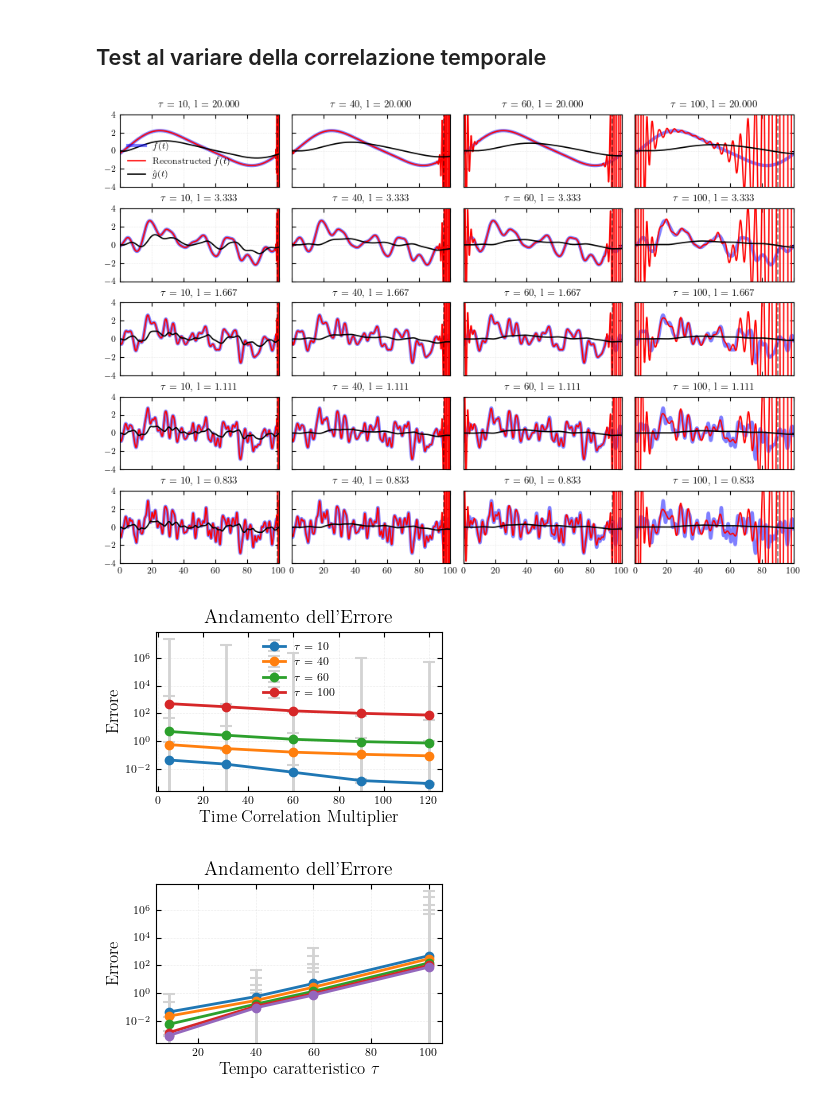
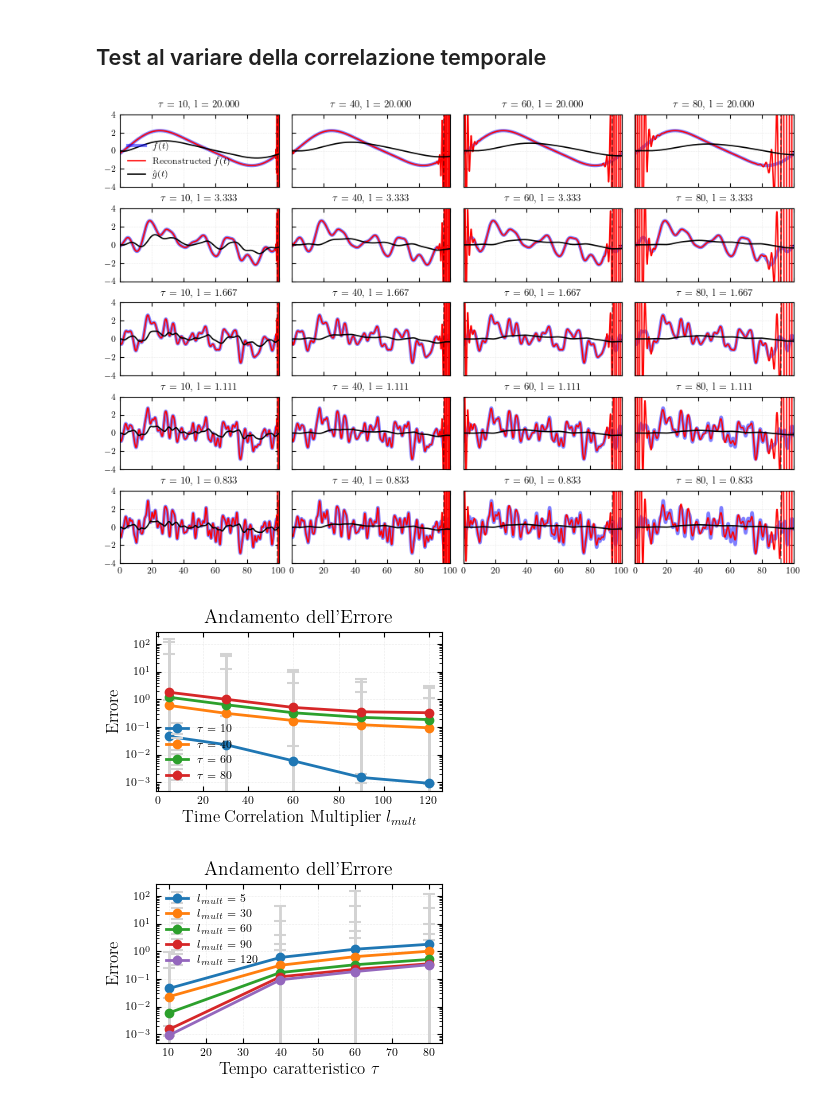
Before and after one commit to Sparisi01/RPM_implementation, a Jupyter notebook: test_tikhonov.ipynb, the cells around one changed output. Cells and saved outputs as stored; diff of their text form; code cells hidden in the pictures.

```diff
--- a/test_tikhonov.ipynb
+++ b/test_tikhonov.ipynb
@@ -83,7 +83,7 @@ min_frequency = 1/Tf
 loss_array = np.zeros(solver.nt)
 
 time_correlation_multiplier_array = [5,30,60,90,120]
-taus = [10, 40, 60, 100]
+taus = [10, 40, 60, 80]
 
 n_corr = np.size(time_correlation_multiplier_array)
 n_taus = np.size(taus)
@@ -138,8 +138,8 @@ for tau in taus:
             axes[i][j].legend()
         axes[i][j].grid()
 
-        errors_array_mean[j][i] = np.mean(loss_array[0:nt-int(prop_time/solver.dt)])
-        errors_array_var[j][i] = np.var(loss_array[0:nt-int(prop_time/solver.dt)])
+        errors_array_mean[j][i] = np.mean(loss_array[int(prop_time/solver.dt):nt-int(prop_time/solver.dt)])
+        errors_array_var[j][i] = np.var(loss_array[int(prop_time/solver.dt):nt-int(prop_time/solver.dt)])
 
         i = i + 1
     j = j + 1
@@ -147,7 +147,7 @@ for tau in taus:
 plt.savefig("assets/griglia_ricostruzioni.pdf")
 plt.show()
 # %% [output]
-[figure, old version]
+[figure, new version]
 # %%
 for k in range(n_taus):
     plt.errorbar(
@@ -167,33 +167,34 @@ for k in range(n_taus):
 plt.legend()
 plt.grid()
 plt.yscale("log")
-plt.xlabel('Time Correlation Multiplier', fontsize=12)
+plt.xlabel(rf'Time Correlation Multiplier $l_{{mult}}$', fontsize=12)
 plt.ylabel('Errore', fontsize=12)
 plt.title('Andamento dell’Errore', fontsize=14)
 plt.show()
 # %% [output]
-[figure, old version]
+[figure, new version]
 # %%
 for k in range(n_corr):
     plt.errorbar(
         taus,
         errors_array_mean[:,k],
         yerr=errors_array_var[:,k],
         fmt='o-',
         ecolor='lightgray',
         elinewidth=2,
         capsize=4,
         capthick=1.5,
         markersize=6,
         linewidth=2,
         label=rf'$l_{{mult}}$ = {time_correlation_multiplier_array[k]}'
 )
 
+plt.legend()
 plt.grid()
 plt.yscale("log")
 plt.xlabel(rf'Tempo caratteristico $\tau$', fontsize=12)
 plt.ylabel('Errore', fontsize=12)
 plt.title('Andamento dell’Errore', fontsize=14)
 plt.show()
 # %% [output]
-[figure, old version]
+[figure, new version]
```
Also changed, not shown: 5 other files.
